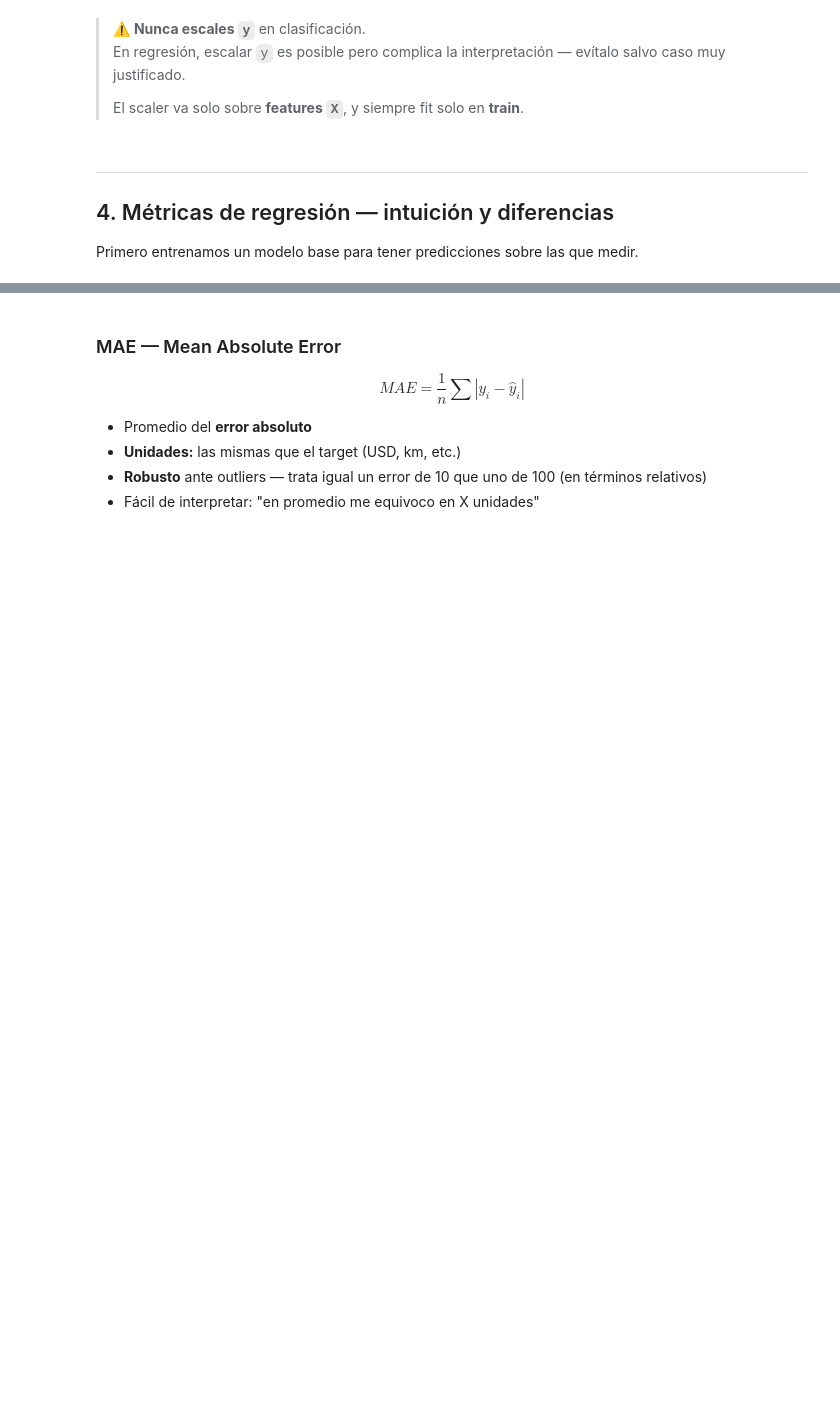
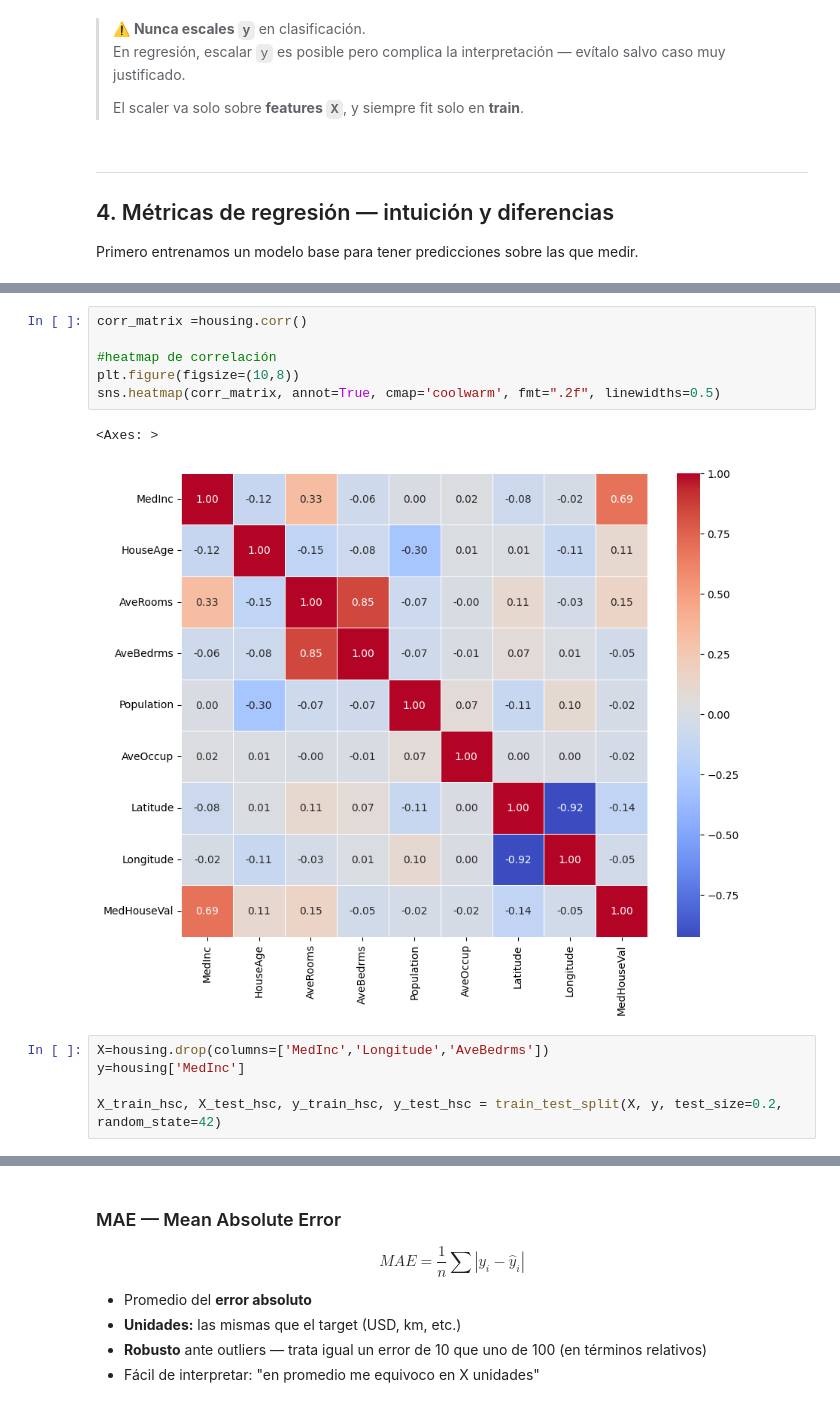
Before and after one commit to CatherineCabreraTT24/S11-Supervised-Learning, a Jupyter notebook: Webinar 2 Teoría/W2_Scaling_Metricas.ipynb, the cells around one changed output, grey strips where cells are left out. Drawn from its saved outputs; the diff is of its cells as text; blank space fills up the shorter version.

```diff
--- a/Webinar 2 Teoría/W2_Scaling_Metricas.ipynb
+++ b/Webinar 2 Teoría/W2_Scaling_Metricas.ipynb
@@ -224 +284,15 @@ Primero entrenamos un modelo base para tener predicciones sobre las que medir.
+# %%
+corr_matrix =housing.corr()
+
+#heatmap de correlación
+plt.figure(figsize=(10,8))
+sns.heatmap(corr_matrix, annot=True, cmap='coolwarm', fmt=".2f", linewidths=0.5)
+# %% [output]
+<Axes: >
+[figure, added]
+# %%
+X=housing.drop(columns=['MedInc','Longitude','AveBedrms'])
+y=housing['MedInc']
+
+X_train_hsc, X_test_hsc, y_train_hsc, y_test_hsc = train_test_split(X, y, test_size=0.2, random_state=42)
 # %%
```
Also changed, not shown: parts of 15 cells of this notebook, 2 other files.
